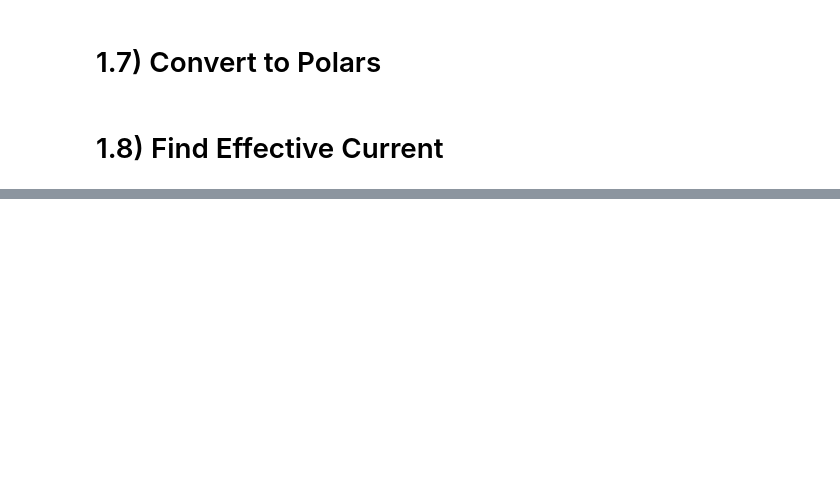
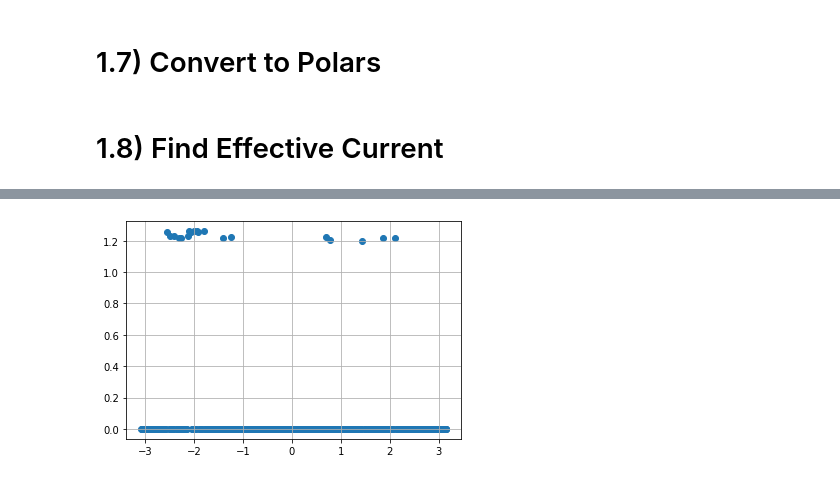
Before and after one commit to joeyanderson1/4th-Year-Thesis, a Jupyter notebook: Filtering Tel-Aviv Triplets.ipynb, the cells around one changed output, grey strips where cells are left out. Cells and saved outputs as stored; diff of their text form; code cells hidden in the pictures; blank space fills up the shorter version.

```diff
--- a/Filtering Tel-Aviv Triplets.ipynb
+++ b/Filtering Tel-Aviv Triplets.ipynb
@@ -552,0 +533,10 @@ plt.legend()
+# %%
+k_slice = 0.18
+
+reso = 0.02
+
+inde = np.where(((k_slice - reso) < K_2D ) & ( K_2D < (k_slice + reso)))
+#inde =  np.where( np.round(K_2D, 2) == k_slice)
+
+w0_k_is_30 = w0_2D[inde[0],inde[1]]
+# w values when k = 0.2
@@ -552,0 +546,8 @@ plt.legend()
+# %%
+theta_k_is_30 = theta_2D[inde[0],inde[1]]
+# theta when k is 0.2
+# %%
+plt.scatter(theta_k_is_30, w0_k_is_30)
+plt.grid(True)
+# %% [output]
+[figure, added]
```
Also changed, not shown: parts of 66 cells of this notebook.
